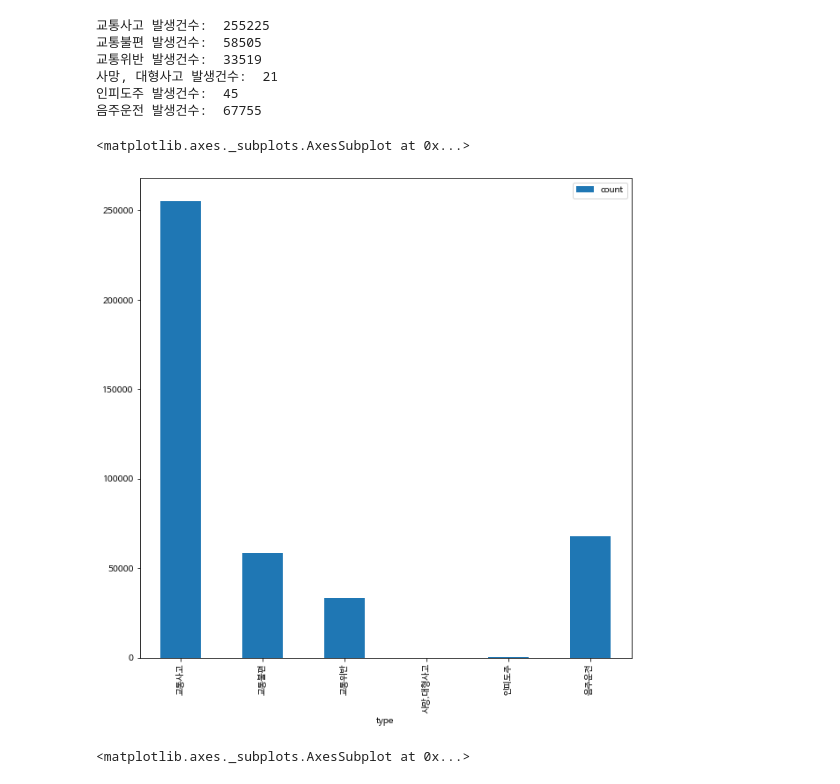
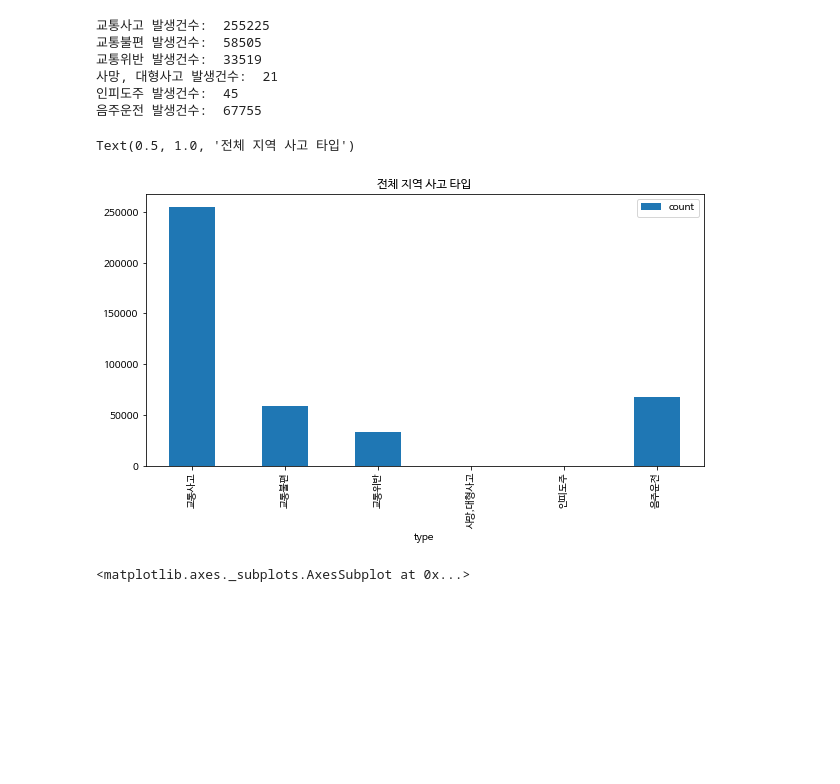
Before and after one commit to Dev1120/ForPolice, a Jupyter notebook: 시각화_0209_수정.ipynb, the cells around one changed output. Cells and saved outputs as stored; diff of their text form; code cells hidden in the pictures; blank space fills up the shorter version.

```diff
--- a/시각화_0209_수정.ipynb
+++ b/시각화_0209_수정.ipynb
@@ -98,10 +98,11 @@ sort_local_type = [["교통사고",sort_local_401],["교통불편",sort_local_40
 
 sort_local_type = pd.DataFrame(sort_local_type, columns = ['type', 'count'])
 # %%
-sort_local_type.plot(x = 'type', kind = 'bar', figsize = (10, 10))
+sort_local_type.plot(x = 'type', kind = 'bar', figsize = (10, 5))
+plt.title('전체 지역 사고 타입')
 # %% [output]
-<matplotlib.axes._subplots.AxesSubplot at 0x...>
+Text(0.5, 1.0, '전체 지역 사고 타입')
-[figure, old version]
+[figure, new version]
 # %%
 sort_local_city_dj = len(sort_local[sort_local['RECV_DEPT_NM'] == '대전청'])
 sort_local_city_cn = len(sort_local[sort_local['RECV_DEPT_NM'] == '충남청'])
```
Also changed, not shown: parts of 5 cells of this notebook.
